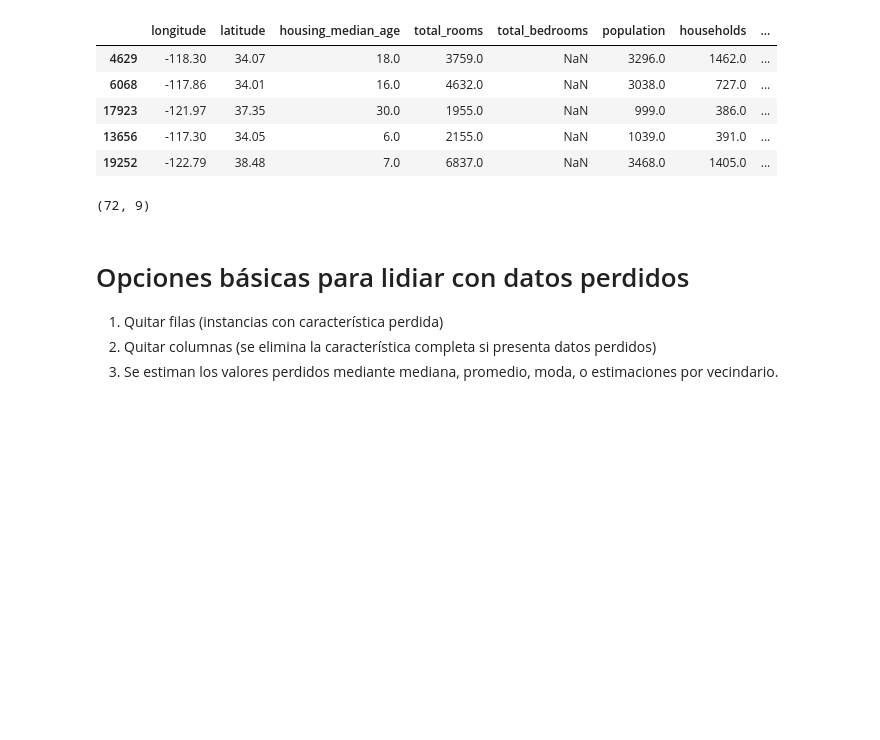
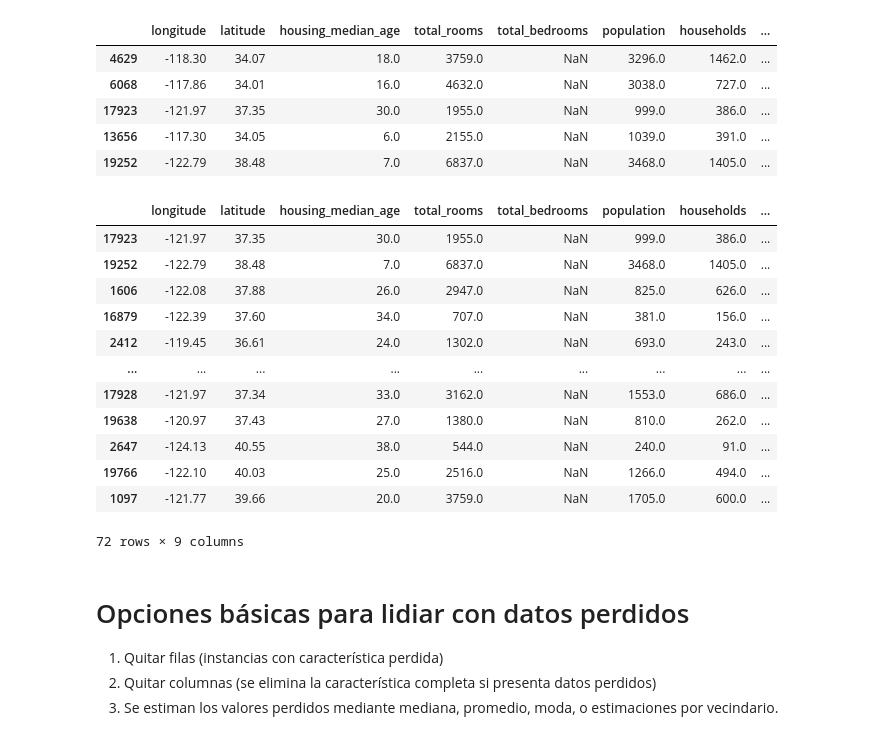
Before and after one commit to amalvarezme/AnaliticaDatos, a Jupyter notebook: 2_Regresion/1_Guia_LadoaLado.ipynb, the cells around one changed output. Drawn from its saved outputs; the diff is of its cells as text; code cells hidden in the pictures; blank space fills up the shorter version.

```diff
--- a/2_Regresion/1_Guia_LadoaLado.ipynb
+++ b/2_Regresion/1_Guia_LadoaLado.ipynb
@@ -572,9 +574,21 @@ sample_incomplete_rows
 | 19252 | -122.79 | 38.48 | 7.0 | 6837.0 | NaN | 3468.0 | 1405.0 | ... |
 # %%
 tmp = housing[(housing.isnull().any(axis=1)) & (housing['latitude'] > 35)]
-tmp.shape
+tmp
 # %% [output]
+|  | longitude | latitude | housing_median_age | total_rooms | total_bedrooms | population | households | ... |
+| 17923 | -121.97 | 37.35 | 30.0 | 1955.0 | NaN | 999.0 | 386.0 | ... |
+| 19252 | -122.79 | 38.48 | 7.0 | 6837.0 | NaN | 3468.0 | 1405.0 | ... |
+| 1606 | -122.08 | 37.88 | 26.0 | 2947.0 | NaN | 825.0 | 626.0 | ... |
+| 16879 | -122.39 | 37.60 | 34.0 | 707.0 | NaN | 381.0 | 156.0 | ... |
+| 2412 | -119.45 | 36.61 | 24.0 | 1302.0 | NaN | 693.0 | 243.0 | ... |
+| ... | ... | ... | ... | ... | ... | ... | ... | ... |
+| 17928 | -121.97 | 37.34 | 33.0 | 3162.0 | NaN | 1553.0 | 686.0 | ... |
+| 19638 | -120.97 | 37.43 | 27.0 | 1380.0 | NaN | 810.0 | 262.0 | ... |
+| 2647 | -124.13 | 40.55 | 38.0 | 544.0 | NaN | 240.0 | 91.0 | ... |
+| 19766 | -122.10 | 40.03 | 25.0 | 2516.0 | NaN | 1266.0 | 494.0 | ... |
+| 1097 | -121.77 | 39.66 | 20.0 | 3759.0 | NaN | 1705.0 | 600.0 | ... |
-(72, 9)
+72 rows × 9 columns
 # %% [markdown]
 # Opciones básicas para lidiar con datos perdidos
 
```
Also changed, not shown: parts of 23 cells of this notebook.
